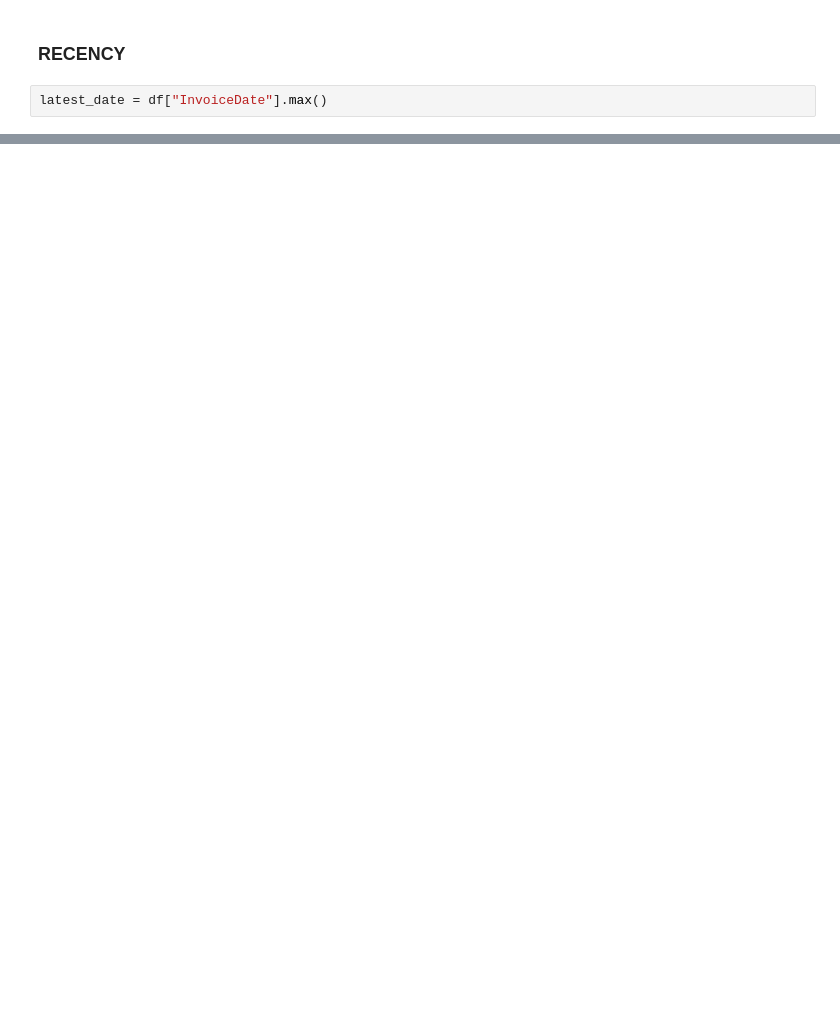
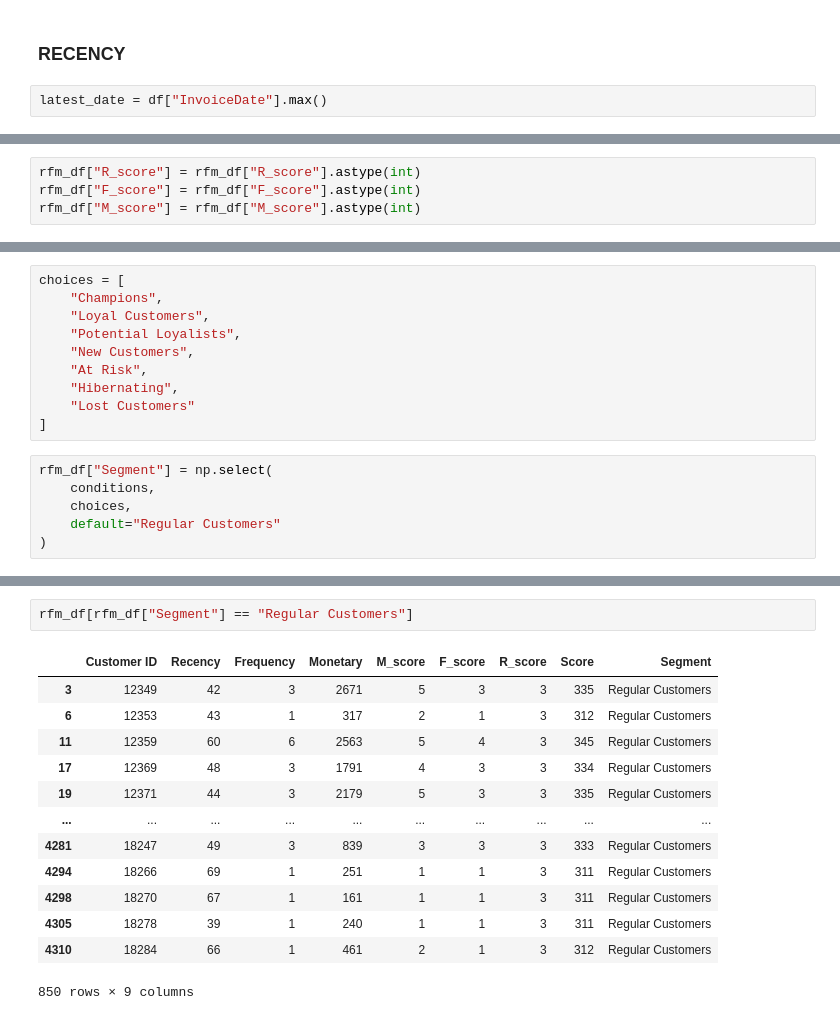
Before and after one commit to ankush-kumar-singh/Retail-Customer-Segmentation, a Jupyter notebook: 02_RFM_Analysis.ipynb, the cells around one changed output, grey strips where cells are left out. Drawn from its saved outputs; the diff is of its cells as text; blank space fills up the shorter version.

```diff
--- a/02_RFM_Analysis.ipynb
+++ b/02_RFM_Analysis.ipynb
@@ -161,0 +553,4 @@ Timedelta('373 days 10:06:00')
+# %%
+rfm_df["R_score"] = rfm_df["R_score"].astype(int)
+rfm_df["F_score"] = rfm_df["F_score"].astype(int)
+rfm_df["M_score"] = rfm_df["M_score"].astype(int)
@@ -161,0 +590,16 @@ Timedelta('373 days 10:06:00')
+# %%
+choices = [
+    "Champions",
+    "Loyal Customers",
+    "Potential Loyalists",
+    "New Customers",
+    "At Risk",
+    "Hibernating",
+    "Lost Customers"
+]
+# %%
+rfm_df["Segment"] = np.select(
+    conditions,
+    choices,
+    default="Regular Customers"
+)
@@ -161,0 +632,16 @@ Timedelta('373 days 10:06:00')
+# %%
+rfm_df[rfm_df["Segment"] == "Regular Customers"]
+# %% [output]
+|  | Customer ID | Recency | Frequency | Monetary | M_score | F_score | R_score | Score | Segment |
+| 3 | 12349 | 42 | 3 | 2671 | 5 | 3 | 3 | 335 | Regular Customers |
+| 6 | 12353 | 43 | 1 | 317 | 2 | 1 | 3 | 312 | Regular Customers |
+| 11 | 12359 | 60 | 6 | 2563 | 5 | 4 | 3 | 345 | Regular Customers |
+| 17 | 12369 | 48 | 3 | 1791 | 4 | 3 | 3 | 334 | Regular Customers |
+| 19 | 12371 | 44 | 3 | 2179 | 5 | 3 | 3 | 335 | Regular Customers |
+| ... | ... | ... | ... | ... | ... | ... | ... | ... | ... |
+| 4281 | 18247 | 49 | 3 | 839 | 3 | 3 | 3 | 333 | Regular Customers |
+| 4294 | 18266 | 69 | 1 | 251 | 1 | 1 | 3 | 311 | Regular Customers |
+| 4298 | 18270 | 67 | 1 | 161 | 1 | 1 | 3 | 311 | Regular Customers |
+| 4305 | 18278 | 39 | 1 | 240 | 1 | 1 | 3 | 311 | Regular Customers |
+| 4310 | 18284 | 66 | 1 | 461 | 2 | 1 | 3 | 312 | Regular Customers |
+850 rows × 9 columns
```
Also changed, not shown: parts of 54 cells of this notebook, 2 other files.
